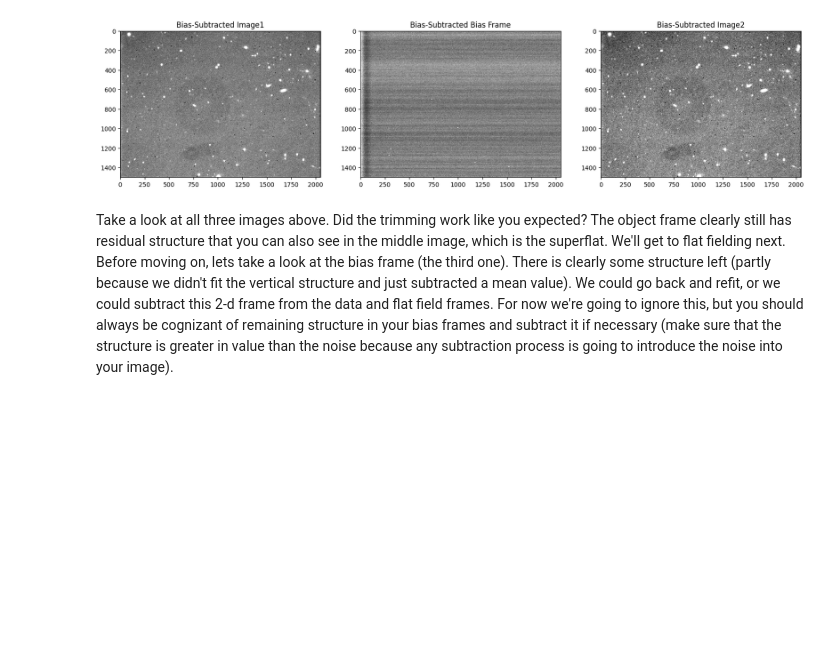
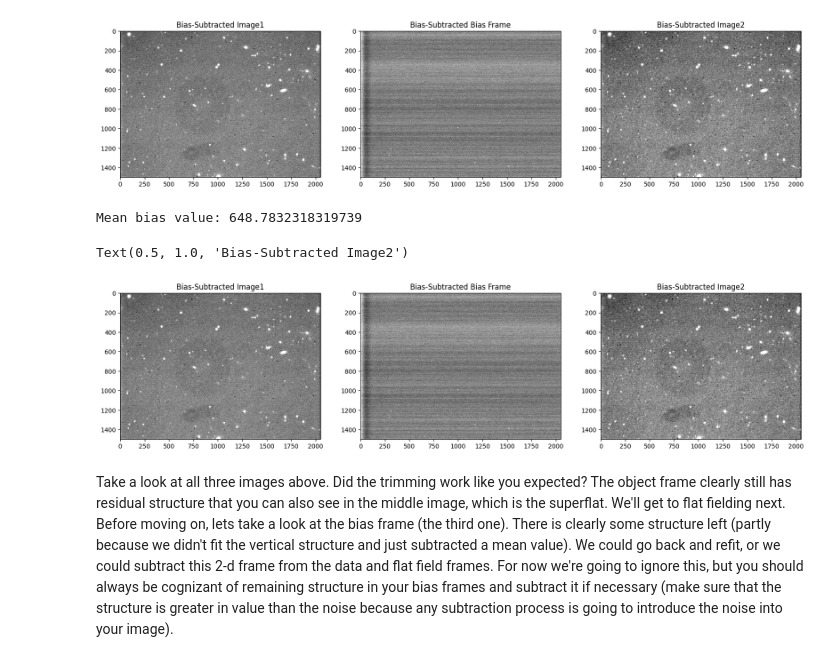
Before and after one commit to ASamaco/ASTR302, a Jupyter notebook: workbooks/ASTR302Lab4.ipynb, the cells around one changed output. Saved outputs shown, nothing was run; the diff lists cells and outputs as text; code cells hidden in the pictures; blank space fills up the shorter version.

```diff
--- a/workbooks/ASTR302Lab4.ipynb
+++ b/workbooks/ASTR302Lab4.ipynb
@@ -166,6 +166,51 @@ ax3.set_title('Bias-Subtracted Image2')
 Mean bias value: 648.7832318319739
 Text(0.5, 1.0, 'Bias-Subtracted Image2')
 [figure]
+# %%
+# lets load in the other images
+filename2 = 'imacs_bias2.fits'
+hdu = fits.open(filename2)[0]
+bias_image = hdu.data
+bias_hdr = hdu.header
+
+filename3 = 'superflat1.fits'
+hdu = fits.open(filename3)[0]
+flat_image = hdu.data
+flat_hdr = hdu.header
+
+# mean overscan value
+bias = np.mean(overscan)
+print("Mean bias value:", bias)
+
+bias_image_trimmed = image[1:, :overscan_start] - bias
+bias_subtracted_bias = bias_image[1:, :overscan_start] - bias  # Trimmed bias frame
+
+
+vmin_trimmed = np.percentile(bias_image_trimmed, 5)  # 5th percentile
+vmax_trimmed = np.percentile(bias_image_trimmed, 95)  # 95th percentile
+vmin_subtracted = np.percentile(bias_subtracted_bias, 5)
+vmax_subtracted = np.percentile(bias_subtracted_bias, 95)
+vmin_trimmed2 = np.percentile(bias_image_trimmed, 15)  # 15th percentile
+vmax_trimmed2 = np.percentile(bias_image_trimmed, 85)  # 85th percentile
+
+# plot the image, with minimum and maximum levels set by hand
+fig, axs = plt.subplots(1, 3,figsize=(20,8))
+
+ax1 = plt.subplot(131)
+ax1.imshow(bias_image_trimmed, cmap='gray', vmin= vmin_trimmed, vmax= vmax_trimmed)
+ax1.set_title('Bias-Subtracted Image1')
+
+ax2 = plt.subplot(132)
+ax2.imshow(bias_subtracted_bias, cmap='gray', vmin = vmin_subtracted, vmax = vmax_subtracted)
+ax2.set_title('Bias-Subtracted Bias Frame')
+
+ax3 = plt.subplot(133)
+ax3.imshow(bias_image_trimmed, cmap='gray', vmin= vmin_trimmed2, vmax= vmax_trimmed2)
+ax3.set_title('Bias-Subtracted Image2')
+# %% [output]
+Mean bias value: 648.7832318319739
+Text(0.5, 1.0, 'Bias-Subtracted Image2')
+[figure, added]
 # %% [markdown]
 Take a look at all three images above. Did the trimming work like you expected? The object frame clearly still has residual structure that you can also see in the middle image, which is the superflat. We'll get to flat fielding next. Before moving on, lets take a look at the bias frame (the third one). There is clearly some structure left (partly because we didn't fit the vertical structure and just subtracted a mean value). We could go back and refit, or we could subtract this 2-d frame from the data and flat field frames. For now we're going to ignore this, but you should always be cognizant of remaining structure in your bias frames and subtract it if necessary (make sure that the structure is greater in value than the noise because any subtraction process is going to introduce the noise into your image).
 # %% [markdown]
```
Also changed, not shown: parts of 2 cells of this notebook.
